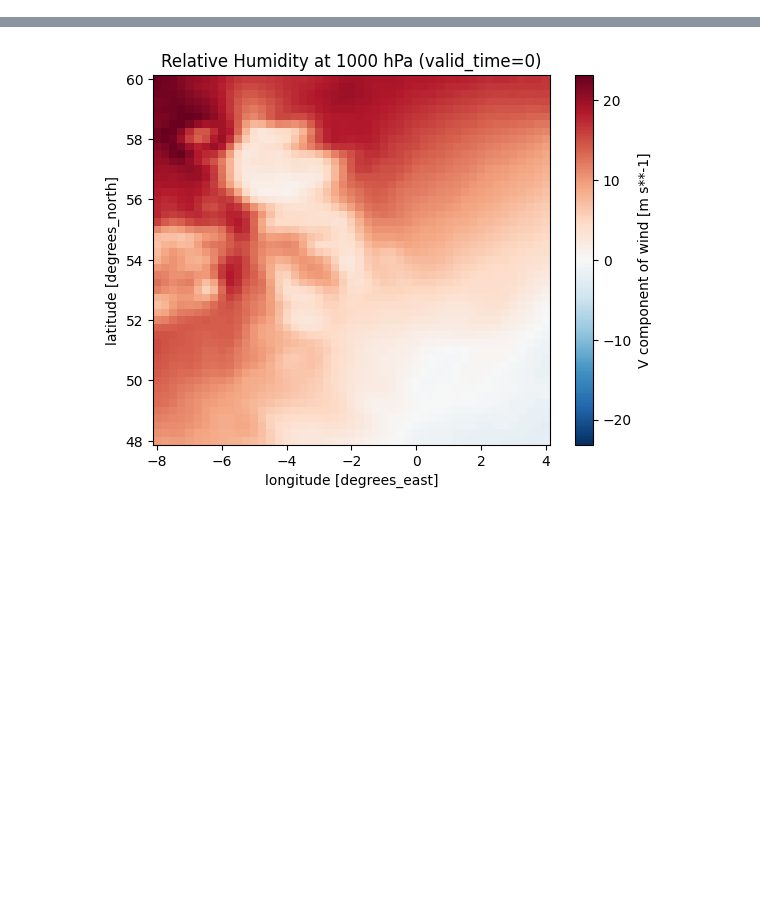
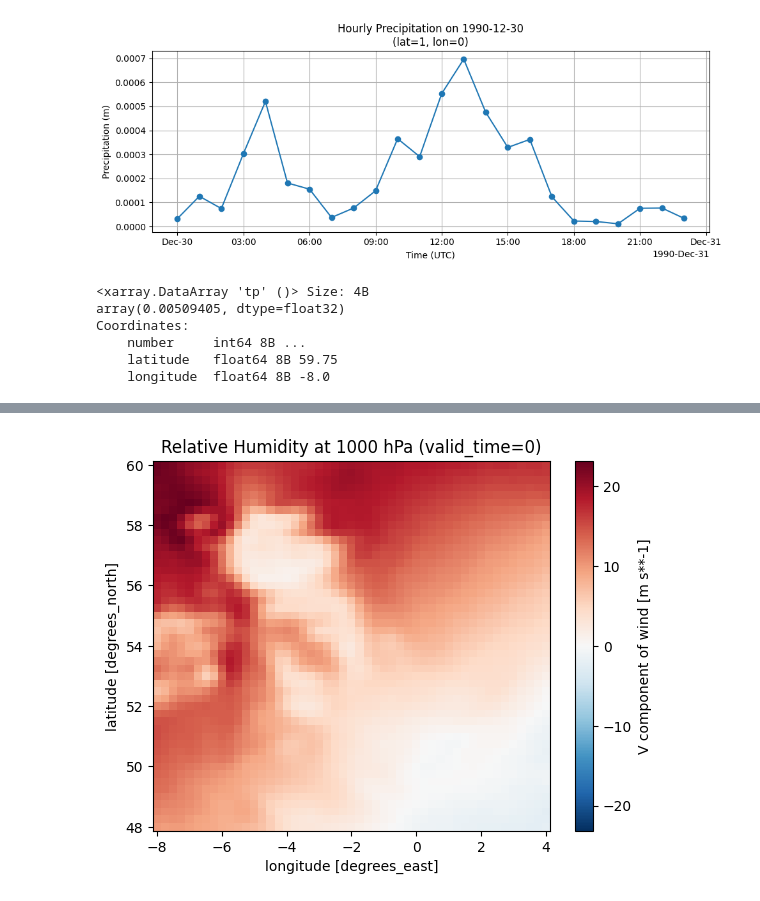
Before and after one commit to AlineVD/Lowlands-vs_highlands-streamflow, a Jupyter notebook: download_data/test.ipynb, the cells around one changed output, grey strips where cells are left out. Drawn from its saved outputs; the diff is of its cells as text; code cells hidden in the pictures; blank space fills up the shorter version.

```diff
--- a/download_data/test.ipynb
+++ b/download_data/test.ipynb
@@ -17,0 +182,28 @@ importlib.reload(download_shapefiles)
+# %%
+import matplotlib.pyplot as plt
+
+# Select the 24 hourly values for 1990-12-30
+subset = original.tp.sel(
+    valid_time=slice('1990-12-30T00:00', '1990-12-30T23:59')
+).isel(latitude=1, longitude=0)
+
+# Plot
+plt.figure(figsize=(10, 4))
+subset.plot(marker='o')
+plt.title("Hourly Precipitation on 1990-12-30\n(lat=1, lon=0)")
+plt.ylabel("Precipitation (m)")
+plt.xlabel("Time (UTC)")
+plt.grid(True)
+plt.tight_layout()
+plt.show()
+# %% [output]
+[figure, added]
+# %%
+original.tp.sel(valid_time='1990-12-30').isel(latitude=1, longitude=0).sum(dim='valid_time')
+# %% [output]
+<xarray.DataArray 'tp' ()> Size: 4B
+array(0.00509405, dtype=float32)
+Coordinates:
+    number     int64 8B ...
+    latitude   float64 8B 59.75
+    longitude  float64 8B -8.0
```
Also changed, not shown: parts of 38 cells of this notebook, 15 other files.
